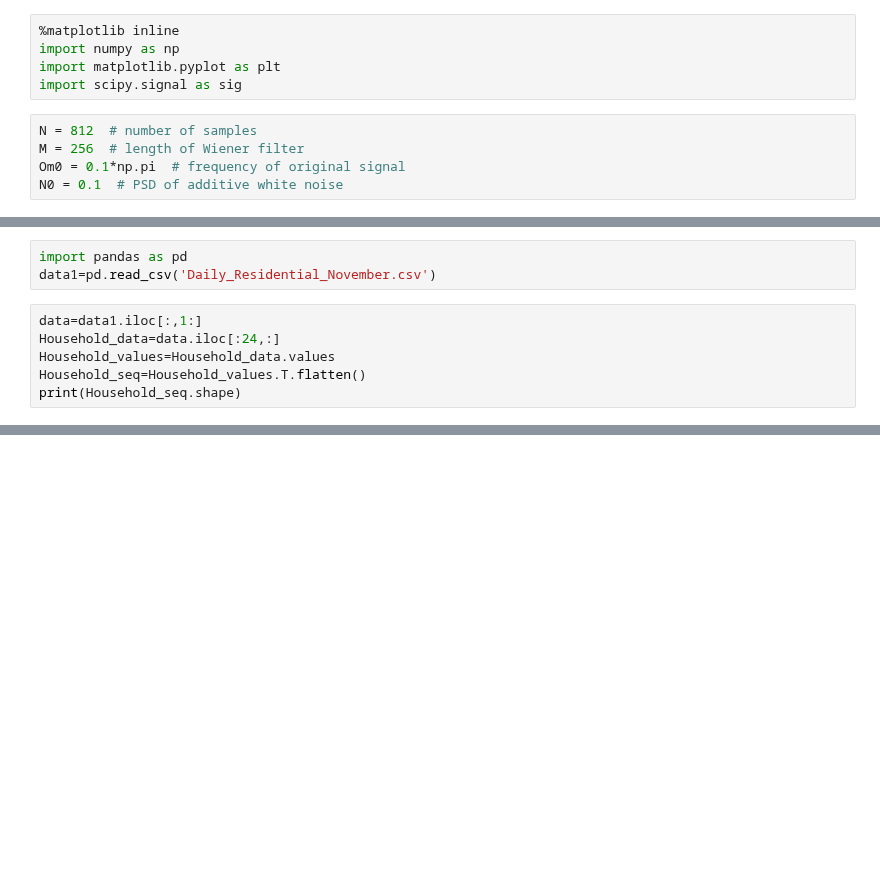
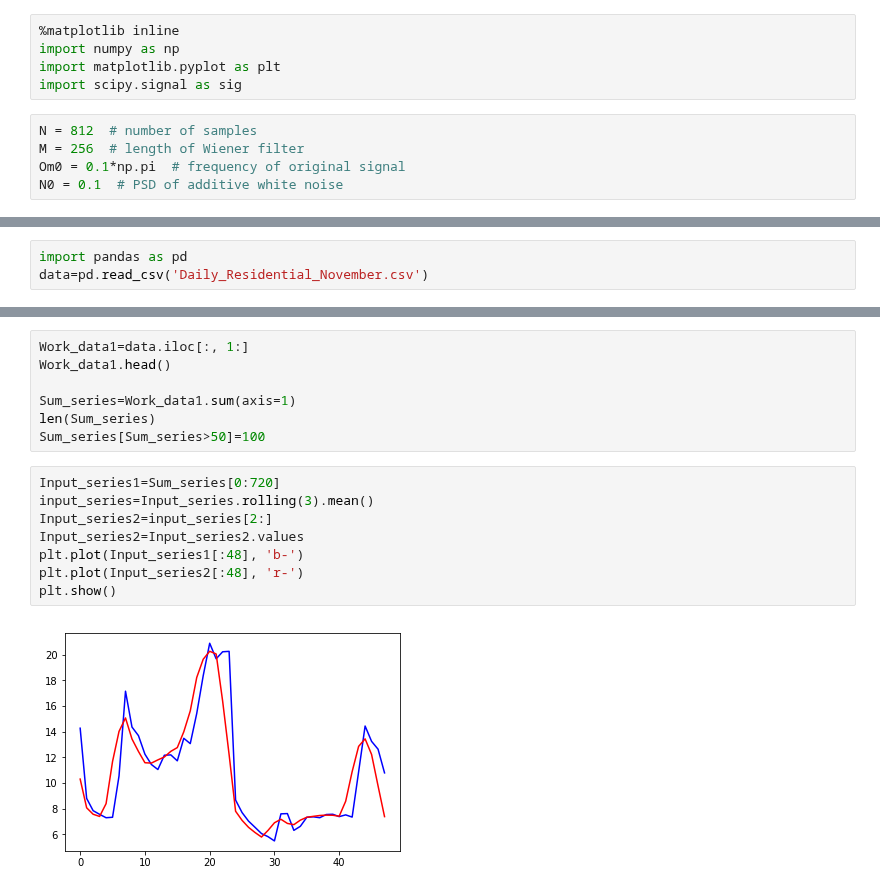
Before and after one commit to krishna0890227/Signal-Processing, a Jupyter notebook: Fourier_study.ipynb, the cells around one changed output, grey strips where cells are left out. Cells and saved outputs as stored; diff of their text form; blank space fills up the shorter version.

```diff
--- a/Fourier_study.ipynb
+++ b/Fourier_study.ipynb
@@ -115,9 +103,3 @@ plt.grid()
 # %%
 import pandas as pd
-data1=pd.read_csv('Daily_Residential_November.csv')
+data=pd.read_csv('Daily_Residential_November.csv')
-# %%
-data=data1.iloc[:,1:]
-Household_data=data.iloc[:24,:]
-Household_values=Household_data.values
-Household_seq=Household_values.T.flatten()
-print(Household_seq.shape)
@@ -173,0 +129,17 @@ plt.show()
+# %%
+Work_data1=data.iloc[:, 1:]
+Work_data1.head()
+
+Sum_series=Work_data1.sum(axis=1)
+len(Sum_series)
+Sum_series[Sum_series>50]=100
+# %%
+Input_series1=Sum_series[0:720]
+input_series=Input_series.rolling(3).mean()
+Input_series2=input_series[2:]
+Input_series2=Input_series2.values
+plt.plot(Input_series1[:48], 'b-')
+plt.plot(Input_series2[:48], 'r-')
+plt.show()
+# %% [output]
+[figure, added]
```
Also changed, not shown: parts of 35 cells of this notebook.
